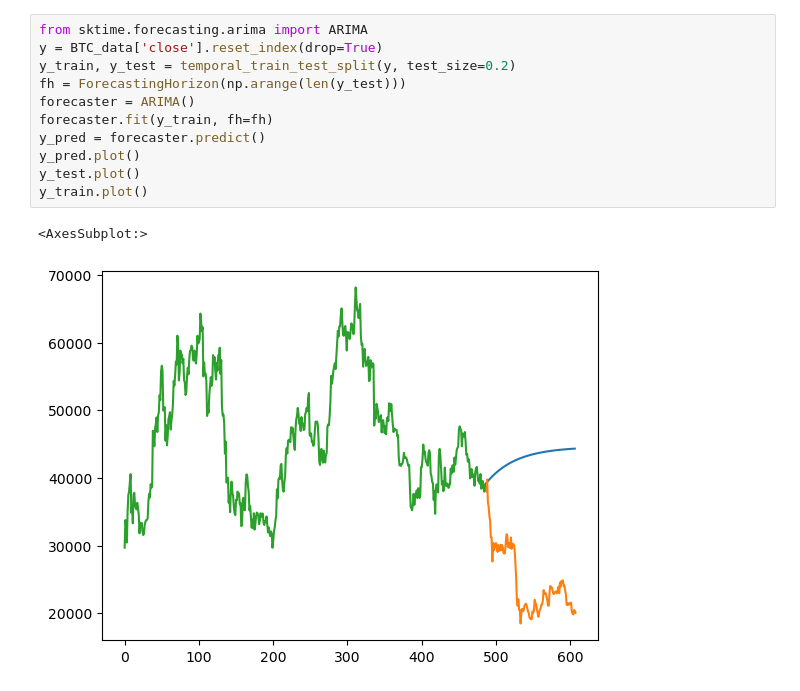
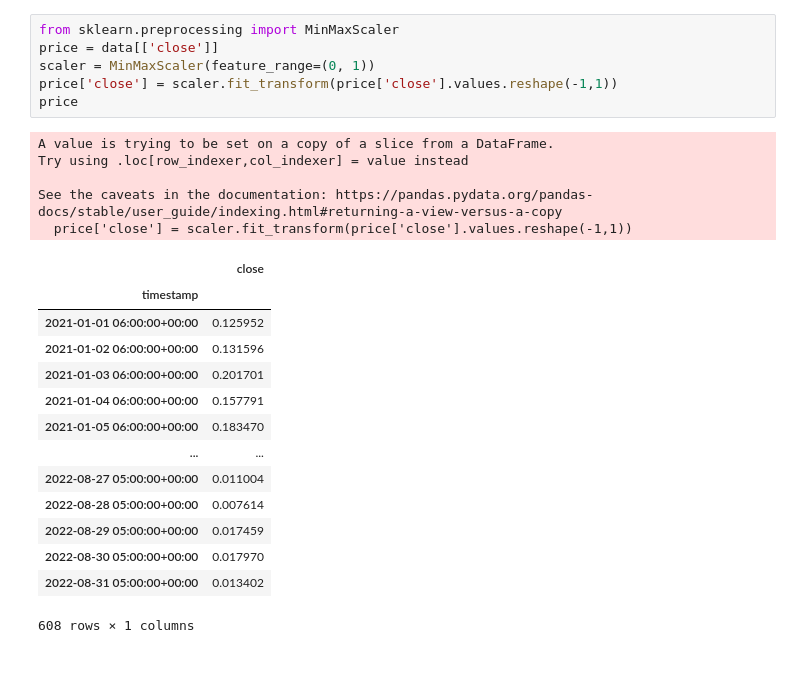
Before and after one commit to nathandsouza10/stock-analyzer, a Jupyter notebook: experiment/main.ipynb, the cells around one changed output. Saved outputs shown, nothing was run; the diff lists cells and outputs as text; blank space fills up the shorter version.

```diff
--- a/experiment/main.ipynb
+++ b/experiment/main.ipynb
@@ -52,14 +94,26 @@ BTC_data['close'].plot()
-# %%
-from sktime.forecasting.arima import ARIMA
-y = BTC_data['close'].reset_index(drop=True)
-y_train, y_test = temporal_train_test_split(y, test_size=0.2)
-fh = ForecastingHorizon(np.arange(len(y_test)))
-forecaster = ARIMA()
-forecaster.fit(y_train, fh=fh)
-y_pred = forecaster.predict()
-y_pred.plot()
-y_test.plot()
-y_train.plot()
-# %% [output]
-<AxesSubplot:>
-[figure, removed]
+# %%
+from sklearn.preprocessing import MinMaxScaler
+price = data[['close']]
+scaler = MinMaxScaler(feature_range=(0, 1))
+price['close'] = scaler.fit_transform(price['close'].values.reshape(-1,1))
+price
+# %% [output]
+A value is trying to be set on a copy of a slice from a DataFrame.
+Try using .loc[row_indexer,col_indexer] = value instead
+
+See the caveats in the documentation: https://pandas.pydata.org/pandas-docs/stable/user_guide/indexing.html#returning-a-view-versus-a-copy
+  price['close'] = scaler.fit_transform(price['close'].values.reshape(-1,1))
+|  | close |
+| timestamp |  |
+| 2021-01-01 06:00:00+00:00 | 0.125952 |
+| 2021-01-02 06:00:00+00:00 | 0.131596 |
+| 2021-01-03 06:00:00+00:00 | 0.201701 |
+| 2021-01-04 06:00:00+00:00 | 0.157791 |
+| 2021-01-05 06:00:00+00:00 | 0.183470 |
+| ... | ... |
+| 2022-08-27 05:00:00+00:00 | 0.011004 |
+| 2022-08-28 05:00:00+00:00 | 0.007614 |
+| 2022-08-29 05:00:00+00:00 | 0.017459 |
+| 2022-08-30 05:00:00+00:00 | 0.017970 |
+| 2022-08-31 05:00:00+00:00 | 0.013402 |
+608 rows × 1 columns
```
Also changed, not shown: parts of 14 cells of this notebook.
